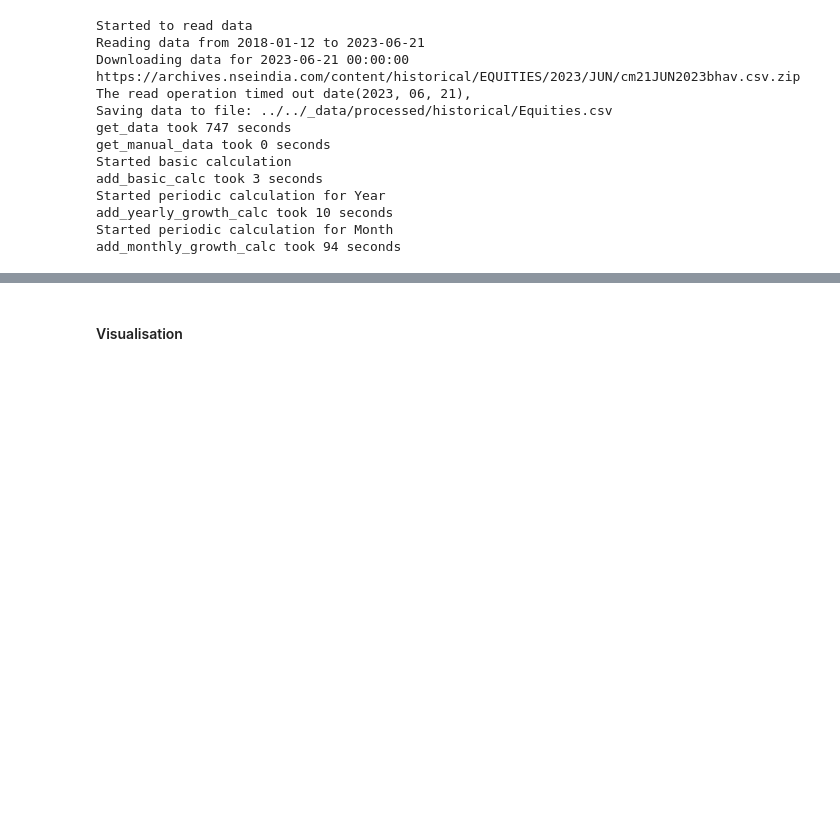
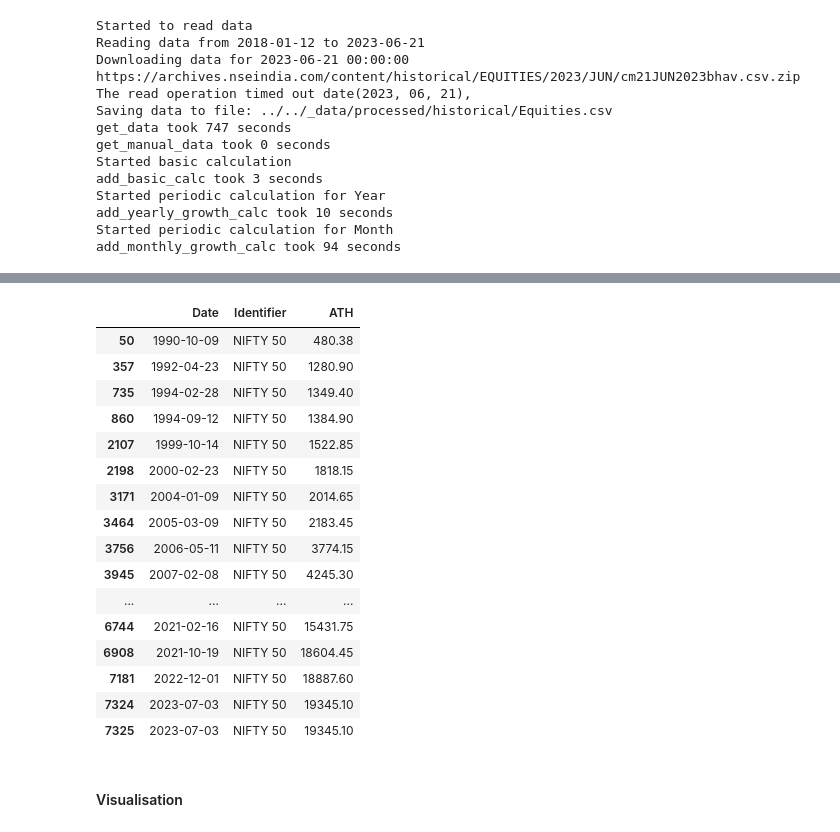
Before and after one commit to nareshrohra/markets_insights, a Jupyter notebook: src/test.ipynb, the cells around one changed output, grey strips where cells are left out. Cells and saved outputs as stored; diff of their text form; code cells hidden in the pictures; blank space fills up the shorter version.

```diff
--- a/src/test.ipynb
+++ b/src/test.ipynb
@@ -144,2 +154,33 @@ result_indices['monthly_grouped'].last()
+# %%
+daily_data = result['processed_data'].sort_values('Date')
+daily_data_n50 = pd.DataFrame(daily_data[daily_data['Identifier'] == 'NIFTY 50']).reset_index()
+daily_ath = daily_data_n50[(daily_data_n50['Historic High'] == daily_data_n50['High'])]
+# %%
+#daily_data_n50['ATH'] =
+#daily_data_n50['High'].transform( lambda x : x.expanding().max() )
+daily_data_n50['ATH'] = daily_data_n50['Date'].transform( lambda x :
+                                                         daily_data_n50['High'][daily_data_n50['Date'] <= (x + datetime.timedelta(days=60))].max()
+                                                        )
+# %%
+output_cols = ['Date', 'Identifier', 'ATH']
+daily_data_n50[daily_data_n50['ATH'] == daily_data_n50['High']][output_cols].tail(50)
+# %% [output]
+|  | Date | Identifier | ATH |
+| 50 | 1990-10-09 | NIFTY 50 | 480.38 |
+| 357 | 1992-04-23 | NIFTY 50 | 1280.90 |
+| 735 | 1994-02-28 | NIFTY 50 | 1349.40 |
+| 860 | 1994-09-12 | NIFTY 50 | 1384.90 |
+| 2107 | 1999-10-14 | NIFTY 50 | 1522.85 |
+| 2198 | 2000-02-23 | NIFTY 50 | 1818.15 |
+| 3171 | 2004-01-09 | NIFTY 50 | 2014.65 |
+| 3464 | 2005-03-09 | NIFTY 50 | 2183.45 |
+| 3756 | 2006-05-11 | NIFTY 50 | 3774.15 |
+| 3945 | 2007-02-08 | NIFTY 50 | 4245.30 |
+| ... | ... | ... | ... |
+| 6744 | 2021-02-16 | NIFTY 50 | 15431.75 |
+| 6908 | 2021-10-19 | NIFTY 50 | 18604.45 |
+| 7181 | 2022-12-01 | NIFTY 50 | 18887.60 |
+| 7324 | 2023-07-03 | NIFTY 50 | 19345.10 |
+| 7325 | 2023-07-03 | NIFTY 50 | 19345.10 |
 # %% [markdown]
 #### Visualisation
```
Also changed, not shown: parts of 11 cells of this notebook, 11 other files.
